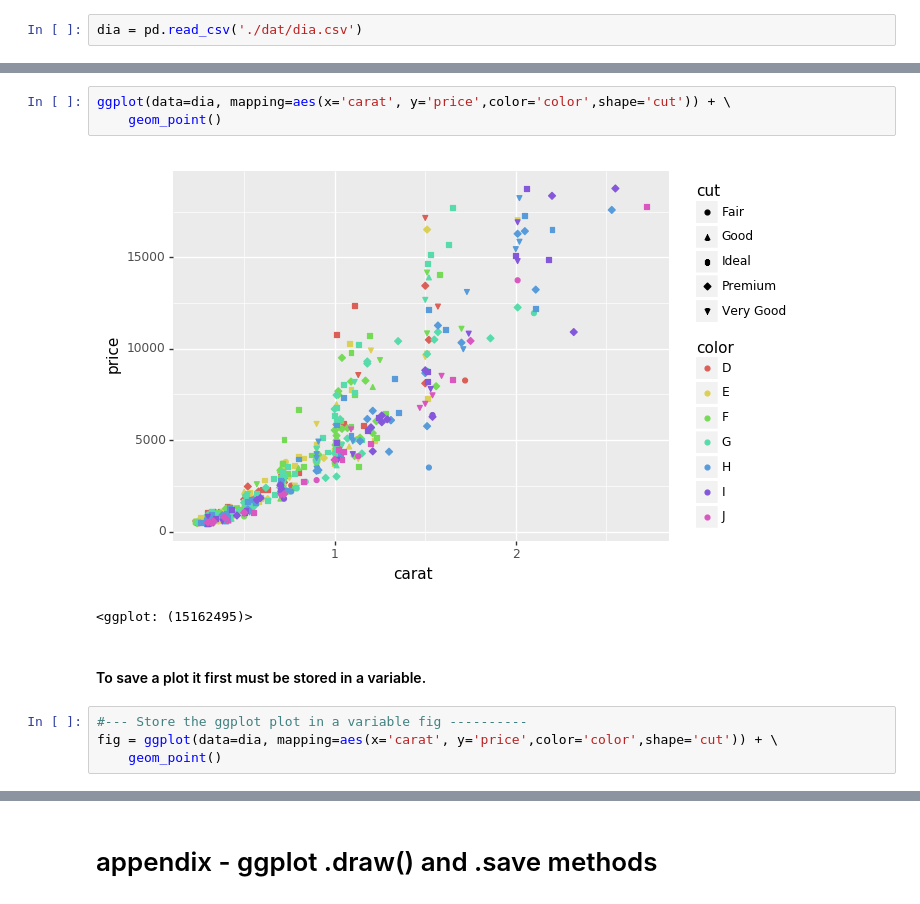
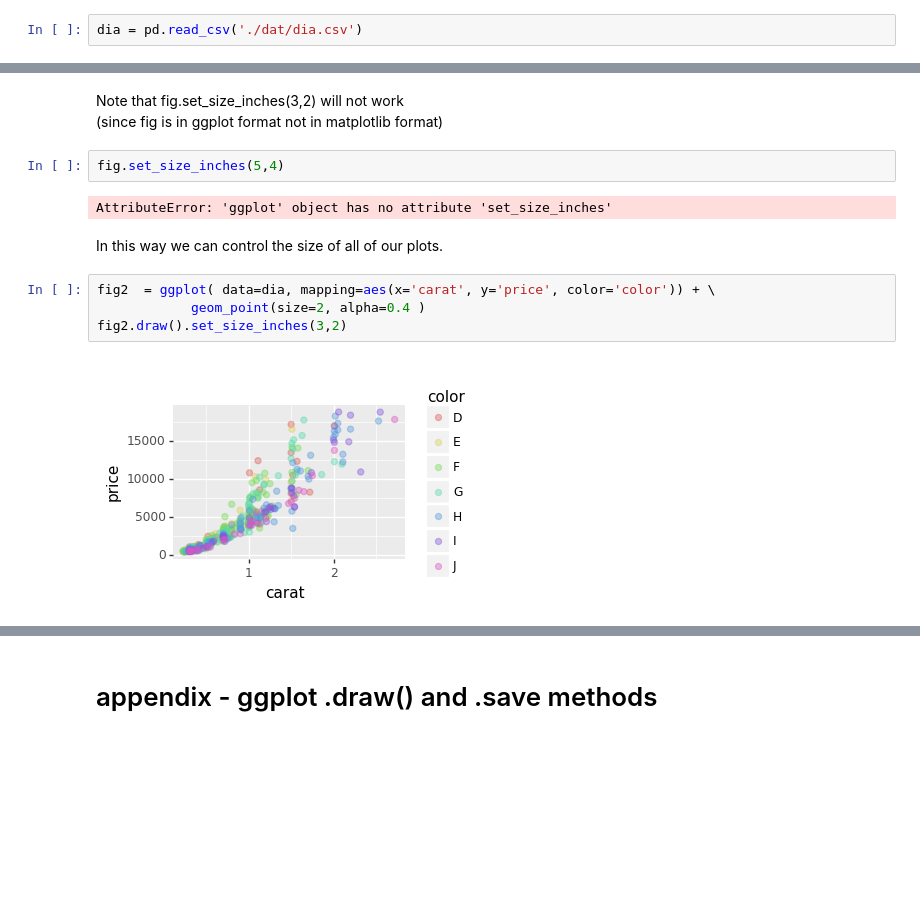
Before and after one commit to vilkoos/ggplot_cookbook, a Jupyter notebook: cookbook/710_draw.ipynb, the cells around one changed output, grey strips where cells are left out. Saved outputs shown, nothing was run; the diff lists cells and outputs as text; blank space fills up the shorter version.

```diff
--- a/cookbook/710_draw.ipynb
+++ b/cookbook/710_draw.ipynb
@@ -20,12 +43,15 @@ Suppose we have this plot.
+# %% [markdown]
+Note that fig.set_size_inches(3,2) will not work
+(since fig is in ggplot format not in matplotlib format)
+# %%
+fig.set_size_inches(5,4)
+# %% [output]
+AttributeError: 'ggplot' object has no attribute 'set_size_inches'
+# %% [markdown]
+In this way we can control the size of all of our plots.
 # %%
-ggplot(data=dia, mapping=aes(x='carat', y='price',color='color',shape='cut')) + \
-    geom_point()
+fig2  = ggplot( data=dia, mapping=aes(x='carat', y='price', color='color')) + \
+            geom_point(size=2, alpha=0.4 )
+fig2.draw().set_size_inches(3,2)
 # %% [output]
-[figure, old version]
+[figure, new version]
-<ggplot: (15162495)>
-# %% [markdown]
-#### To save a plot it first must be stored in a variable.
-# %%
-#--- Store the ggplot plot in a variable fig ----------
-fig = ggplot(data=dia, mapping=aes(x='carat', y='price',color='color',shape='cut')) + \
-    geom_point()
```
Also changed, not shown: parts of 11 cells of this notebook, 3 other files.
